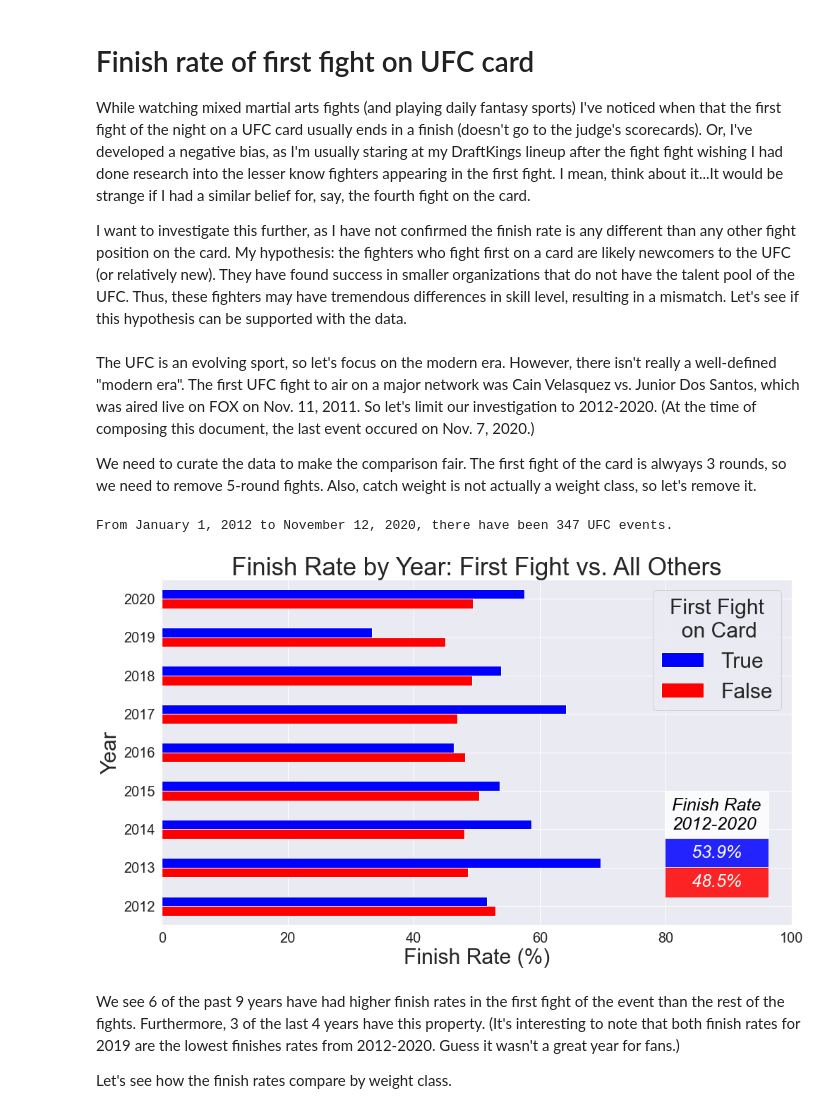
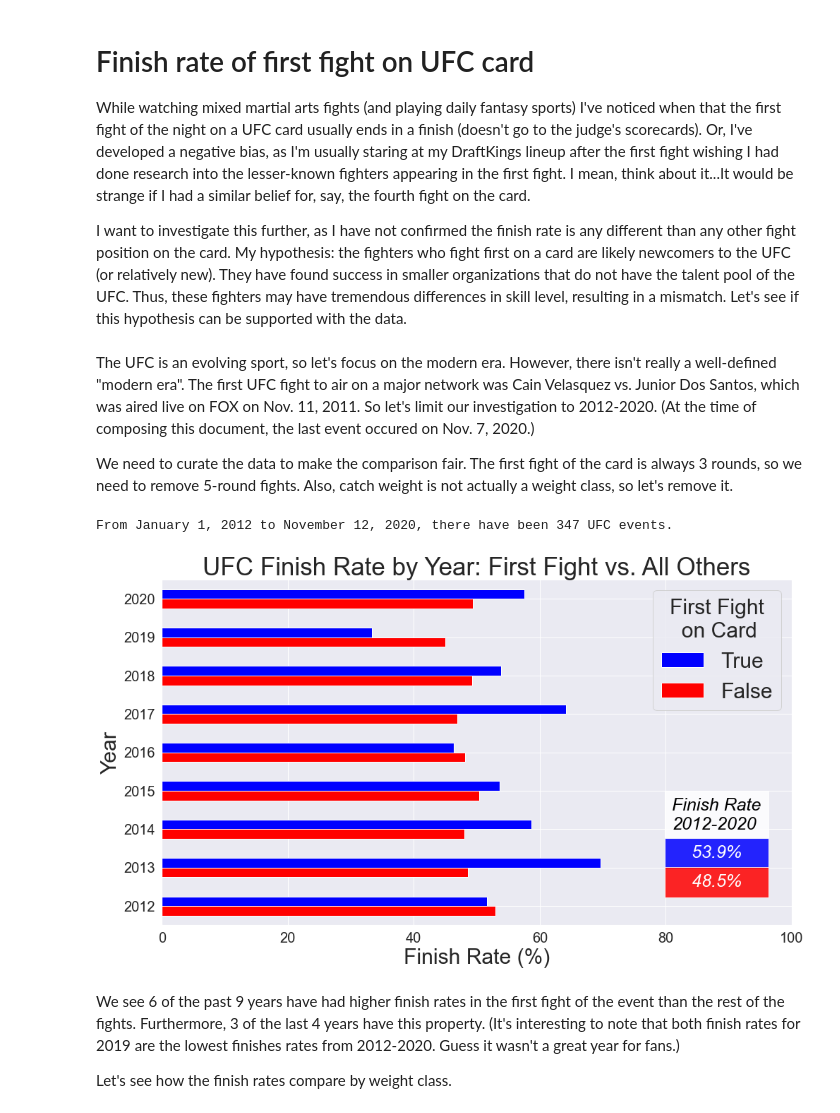
Before and after one commit to seanbearden/UFC_Investigations, a Jupyter notebook: First_Fight_Investigation.ipynb, the cells around one changed output. Saved outputs shown, nothing was run; the diff lists cells and outputs as text; code cells hidden in the pictures.

```diff
--- a/First_Fight_Investigation.ipynb
+++ b/First_Fight_Investigation.ipynb
@@ -2,7 +2,7 @@
 # Finish rate of first fight on UFC card
 
 While watching mixed martial arts fights (and playing daily fantasy sports) I've noticed when that the first fight of the night on a UFC card usually ends in a finish (doesn't go to the judge's scorecards).
-Or, I've developed a negative bias, as I'm usually staring at my DraftKings lineup after the fight fight wishing I had done research into the lesser know fighters appearing in the first fight. I mean, think about it...It would be strange if I had a similar belief for, say, the fourth fight on the card.
+Or, I've developed a negative bias, as I'm usually staring at my DraftKings lineup after the first fight wishing I had done research into the lesser-known fighters appearing in the first fight. I mean, think about it...It would be strange if I had a similar belief for, say, the fourth fight on the card.
 
 I want to investigate this further, as I have not confirmed the finish rate is any different than any other fight position on the card.
 My hypothesis: the fighters who fight first on a card are likely newcomers to the UFC (or relatively new). They have found success in smaller organizations that do not have the talent pool of the UFC.
@@ -54,7 +54,7 @@ dpi_save = 200
 The UFC is an evolving sport, so let's focus on the modern era. However, there isn't really a well-defined "modern era". The first UFC fight to air on a major network was Cain Velasquez vs. Junior Dos Santos, which was aired live on FOX on Nov. 11, 2011. So let's limit our investigation to 2012-2020. (At the time of composing this document, the last event occured on Nov. 7, 2020.)
 
 We need to curate the data to make the comparison fair.
-The first fight of the card is alwyays 3 rounds, so we need to remove 5-round fights.
+The first fight of the card is always 3 rounds, so we need to remove 5-round fights.
 Also, catch weight is not actually a weight class, so let's remove it.
 # %%
 # Select fights from 2012 and forward
@@ -104,32 +104,32 @@ From January 1, 2012 to November 12, 2020, there have been 347 UFC events.
 # %%
 overall_rates = df_modern.groupby(['FirstFight']).Finish.mean()
 year_ff = (df_modern.groupby(['Year','FirstFight']).Finish.mean()*100)
 ax = year_ff.unstack().plot(kind='barh',figsize=(16,9), color=['red','blue'])
-_ = ax.set_title('Finish Rate by Year: First Fight vs. All Others')
+_ = ax.set_title('UFC Finish Rate by Year: First Fight vs. All Others')
 _ = ax.set_xlabel('Finish Rate (%)')
 total_finish_rate_title = 'Finish Rate\n2012-2020'
 total_finish_rate_true = '    {}%    '.format(round(overall_rates[True]*100,1))
 total_finish_rate_false = '    {}%    '.format(round(overall_rates[False]*100,1))
 
 
 x_box = 81
 y_box = 2.
 _ = ax.text(x_box, y_box, total_finish_rate_title, style='italic', color='black', fontsize=25,
         bbox={'facecolor': 'white', 'alpha': 0.85, 'pad': 10})
 _ = ax.text(x_box, y_box - 0.75, total_finish_rate_true, style='italic', color='white', fontsize=25,
         bbox={'facecolor': 'blue', 'alpha': 0.85, 'pad': 10})
 _ = ax.text(x_box, y_box - 1.5, total_finish_rate_false, style='italic', color='white', fontsize=25,
         bbox={'facecolor': 'red', 'alpha': 0.85, 'pad': 10})
 _ = ax.set_xlim(right=100)
 
 handles,labels = ax.get_legend_handles_labels()
 handles = [handles[1], handles[0], handles[1]]
 labels = [labels[1], labels[0]]
 _ = ax.legend(handles,labels,title='First Fight\n  on Card')
 
 plt.savefig(join(figure_dir,'Finish_Rate_First_Fight_vs_All_Others.png'), dpi=dpi_save)
 # %% [output]
-[figure, old version]
+[figure, new version]
 # %% [markdown]
 We see 6 of the past 9 years have had higher finish rates in the first fight of the event than the rest of the fights. Furthermore, 3 of the last 4 years have this property. (It's interesting to note that both finish rates for 2019 are the lowest finishes rates from 2012-2020. Guess it wasn't a great year for fans.)
 
```
Also changed, not shown: parts of 8 cells of this notebook, 3 other files.
